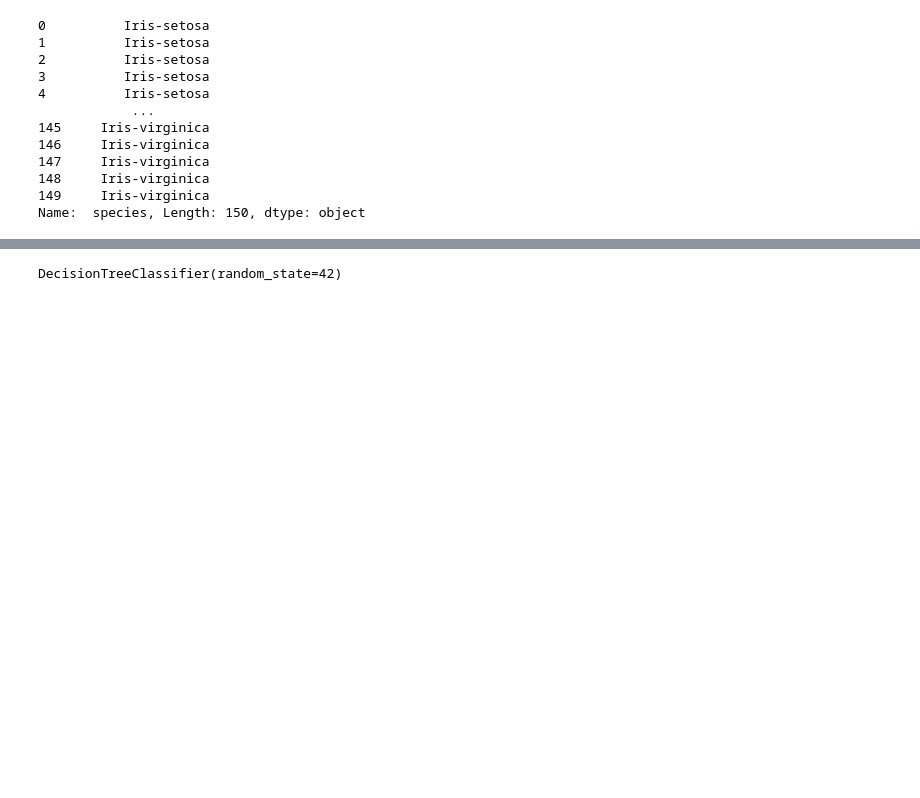
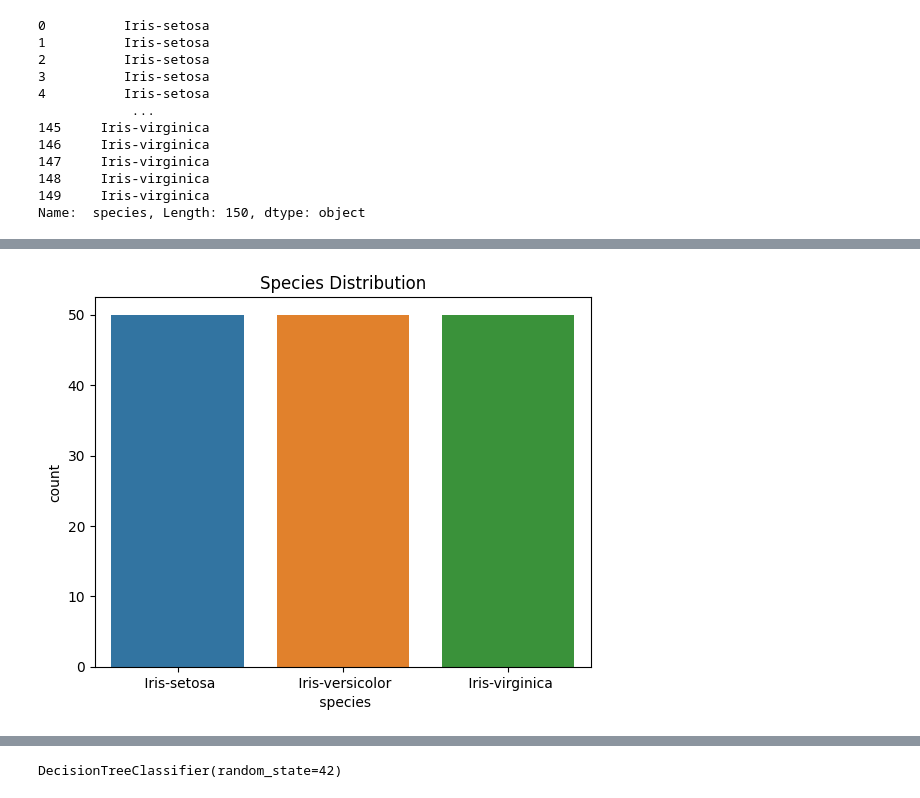
Before and after one commit to Miska0727/aidTech_Iris_Flower_Classification, a Jupyter notebook: main.ipynb, the cells around one changed output, grey strips where cells are left out. Saved outputs shown, nothing was run; the diff lists cells and outputs as text; code cells hidden in the pictures; blank space fills up the shorter version.

```diff
--- a/main.ipynb
+++ b/main.ipynb
@@ -181,0 +208,6 @@ plt.show()
+# %%
+sns.countplot(x=' species', data=iris)
+plt.title('Species Distribution')
+plt.show()
+# %% [output]
+[figure, added]
```
Also changed, not shown: parts of 8 cells of this notebook.
